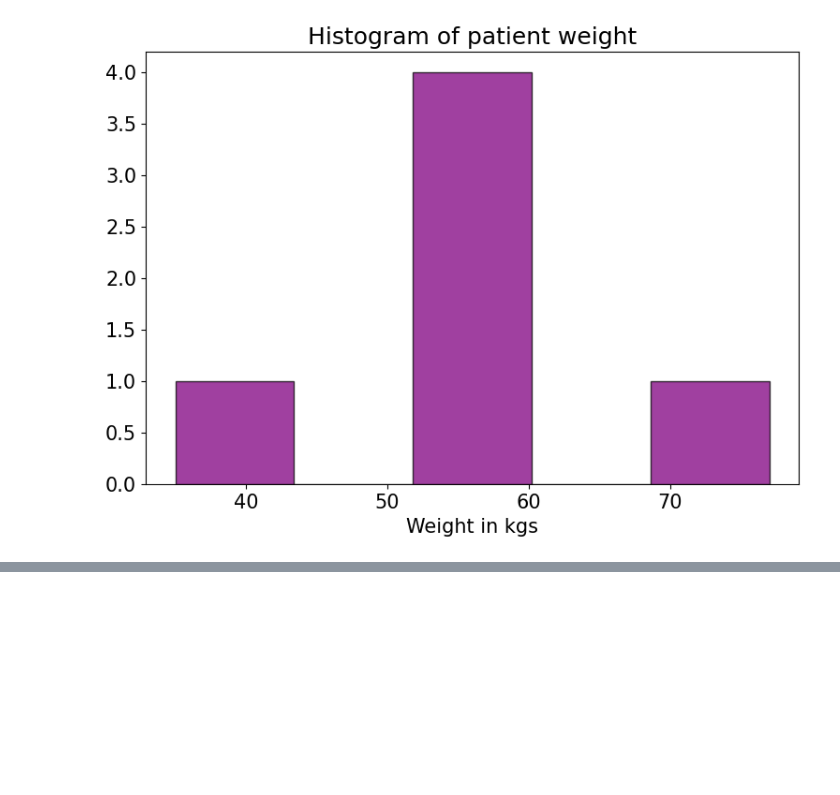
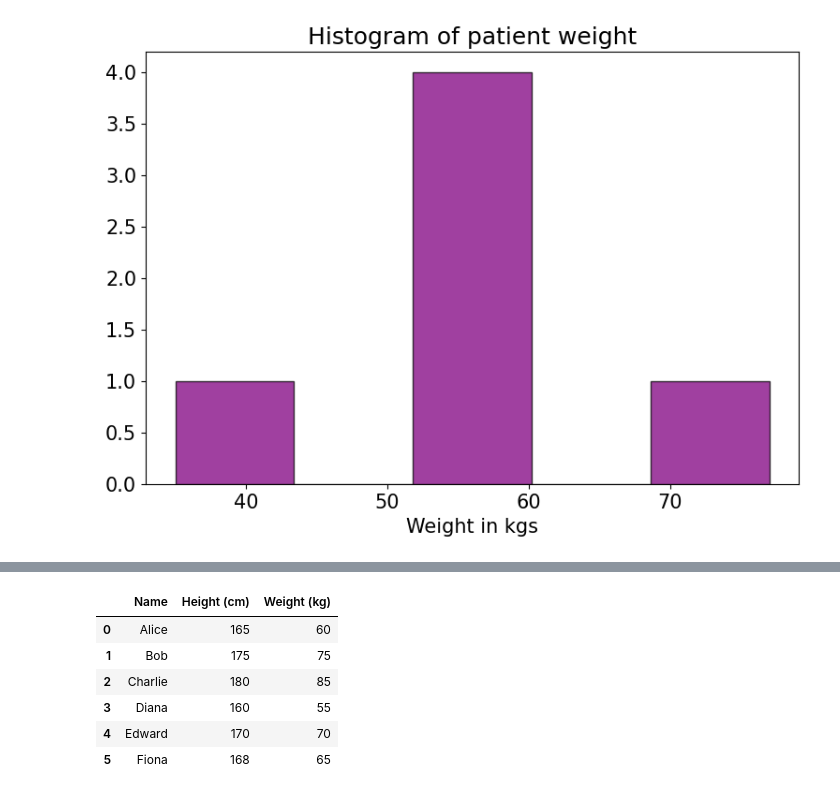
Before and after one commit to Mahesh-ch06/AIML_2303A52037, a Jupyter notebook: Lab1.ipynb, the cells around one changed output, grey strips where cells are left out. Cells and saved outputs as stored; diff of their text form; code cells hidden in the pictures; blank space fills up the shorter version.

```diff
--- a/Lab1.ipynb
+++ b/Lab1.ipynb
@@ -109,0 +190,12 @@ plt.show()
+# %%
+data4 = pd.read_excel("Height_weight.xlsx")
+# %%
+data4
+# %% [output]
+|  | Name | Height (cm) | Weight (kg) |
+| 0 | Alice | 165 | 60 |
+| 1 | Bob | 175 | 75 |
+| 2 | Charlie | 180 | 85 |
+| 3 | Diana | 160 | 55 |
+| 4 | Edward | 170 | 70 |
+| 5 | Fiona | 168 | 65 |
```
Also changed, not shown: parts of 9 cells of this notebook.
